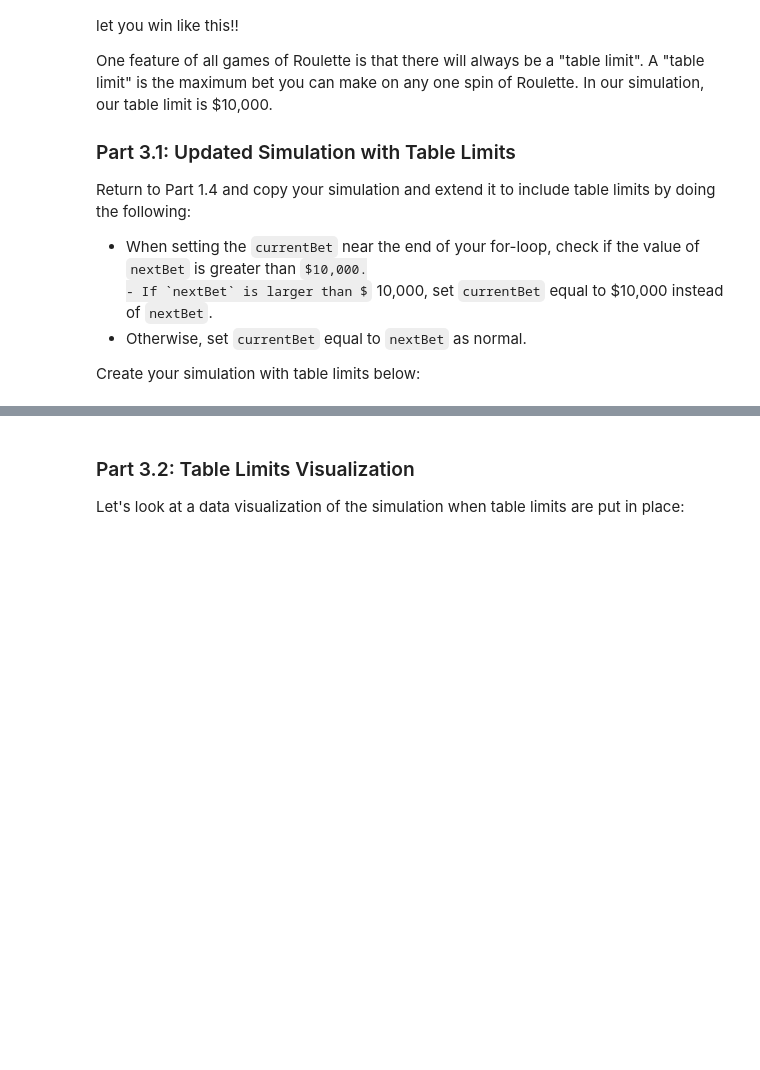
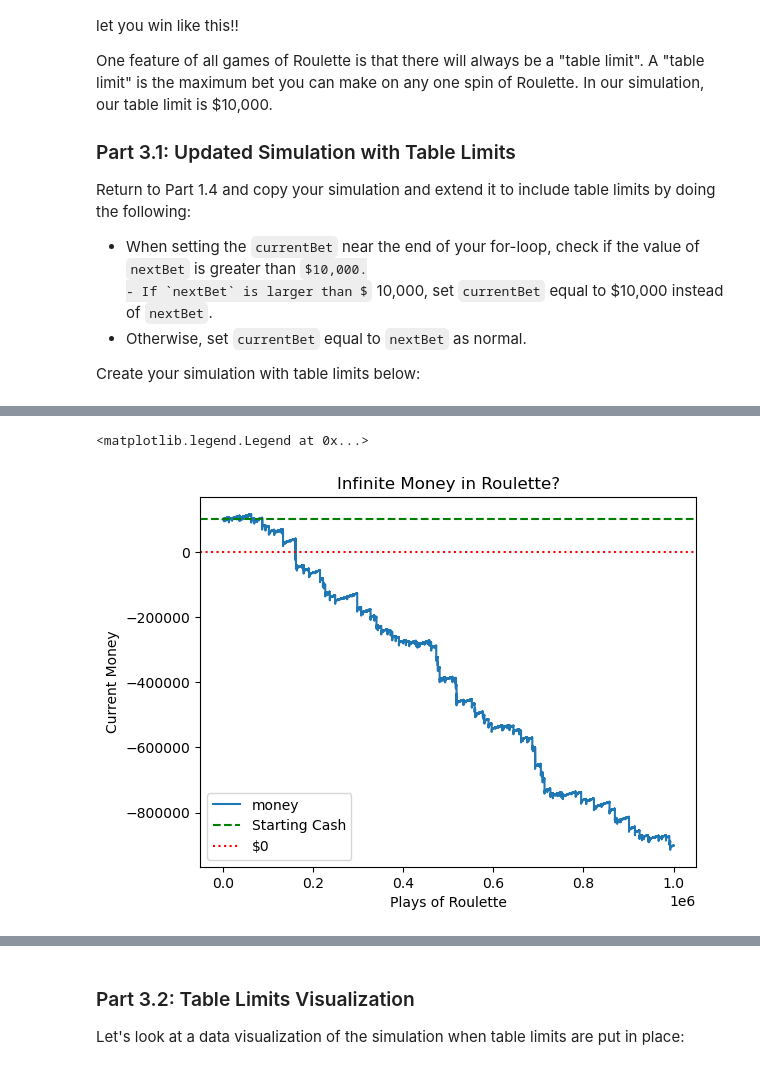
Before and after one commit to dbsebastian/micro_pr1, a Jupyter notebook: microproject-06-infinite-money-in-roulette-martingale/microproject-06-infinite-money-in-roulette-martingale.ipynb, the cells around one changed output, grey strips where cells are left out. Drawn from its saved outputs; the diff is of its cells as text; code cells hidden in the pictures; some formulas as TeX source; blank space fills up the shorter version.

```diff
--- a/microproject-06-infinite-money-in-roulette-martingale/microproject-06-infinite-money-in-roulette-martingale.ipynb
+++ b/microproject-06-infinite-money-in-roulette-martingale/microproject-06-infinite-money-in-roulette-martingale.ipynb
@@ -74,0 +74,5 @@ df
+# %%
+lista_prueba = list()
+
+for i in range(-1, 37):
+    lista_prueba.append(i)
@@ -116,0 +182,31 @@ df
+# %%
+muestra = 1000000
+money = 100000
+currentBet = 1
+
+muestras = list()
+
+for i in range(muestra):
+
+    # numbers
+    numero = random.choice(range(-1, 37))
+
+
+
+    # colors
+    color = None
+
+    if numero in [32, 19, 21, 25, 34, 27, 36, 30, 23, 5, 16, 1, 14, 9, 18, 7, 12, 3]:
+        color = "red"
+
+    elif numero in [15, 4, 2, 17, 6, 13, 11, 8, 10, 24, 33, 20, 31, 22, 29, 28, 35, 26]:
+        color = "black"
+
+    else:
+        color = "green"
+
+    dict = {"money": money, "currentBet": currentBet, "number": numero, "color":color}
+
+    muestras.append(dict)
+
+df = pd.DataFrame(muestras)
@@ -294,3 +656,15 @@ df
+# %%
+df.plot.line(y="money", xlabel="Plays of Roulette", ylabel="Current Money", title="Infinite Money in Roulette?")
+
+# Add a red line at y=0 ($0) and a green line at your starting money (y=$100,000)
+import matplotlib.pyplot as plt
+
+plt.axhline(y=100000, color="green", linestyle="dashed", label="Starting Cash")
+plt.axhline(y=0, color="red", linestyle="dotted", label="$0")
+plt.legend()
+# %% [output]
+<matplotlib.legend.Legend at 0x...>
+[figure, added]
 # %%
 ### TEST CASE for Part 3.1: Updated Simulation with Table Limits
 tada = "\N{PARTY POPPER}"
```
Also changed, not shown: parts of 37 cells of this notebook.
